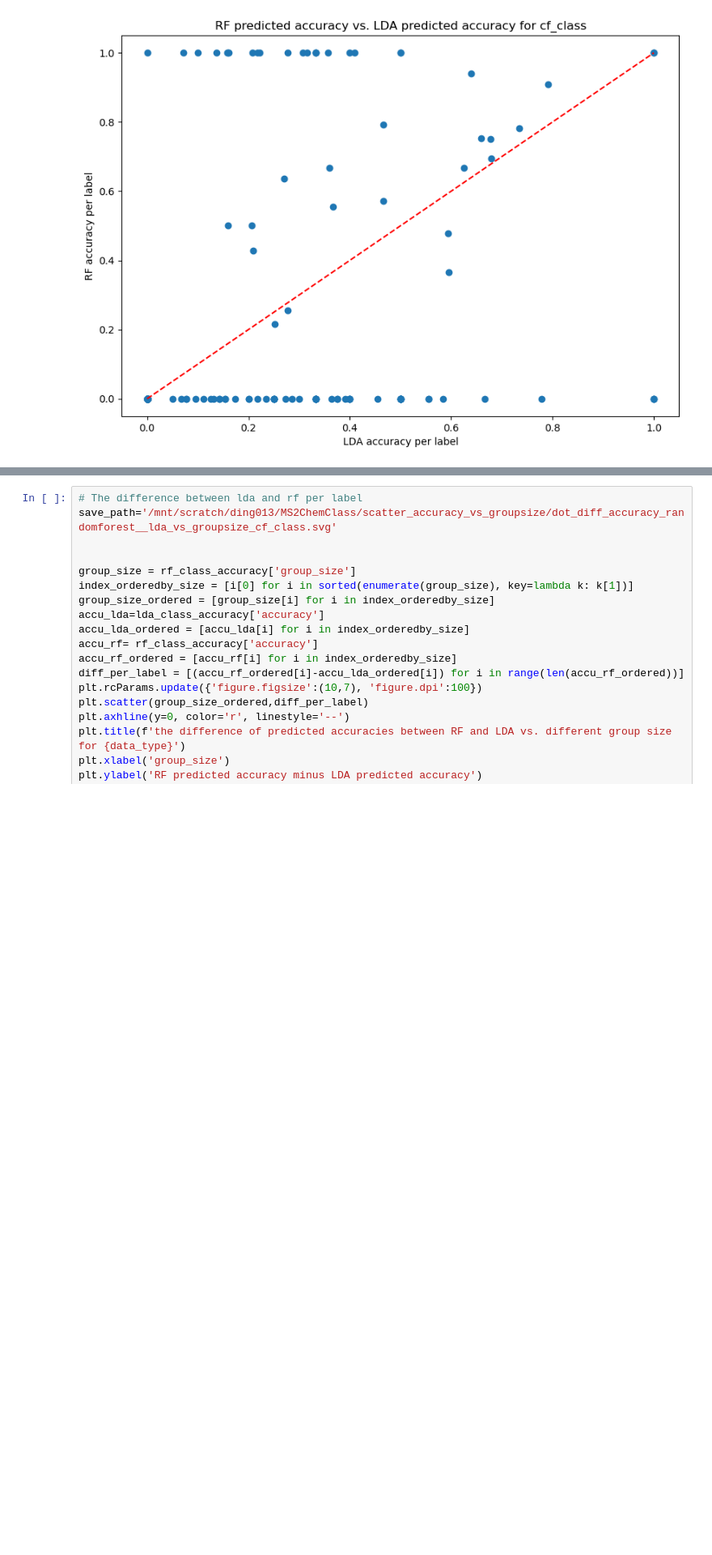
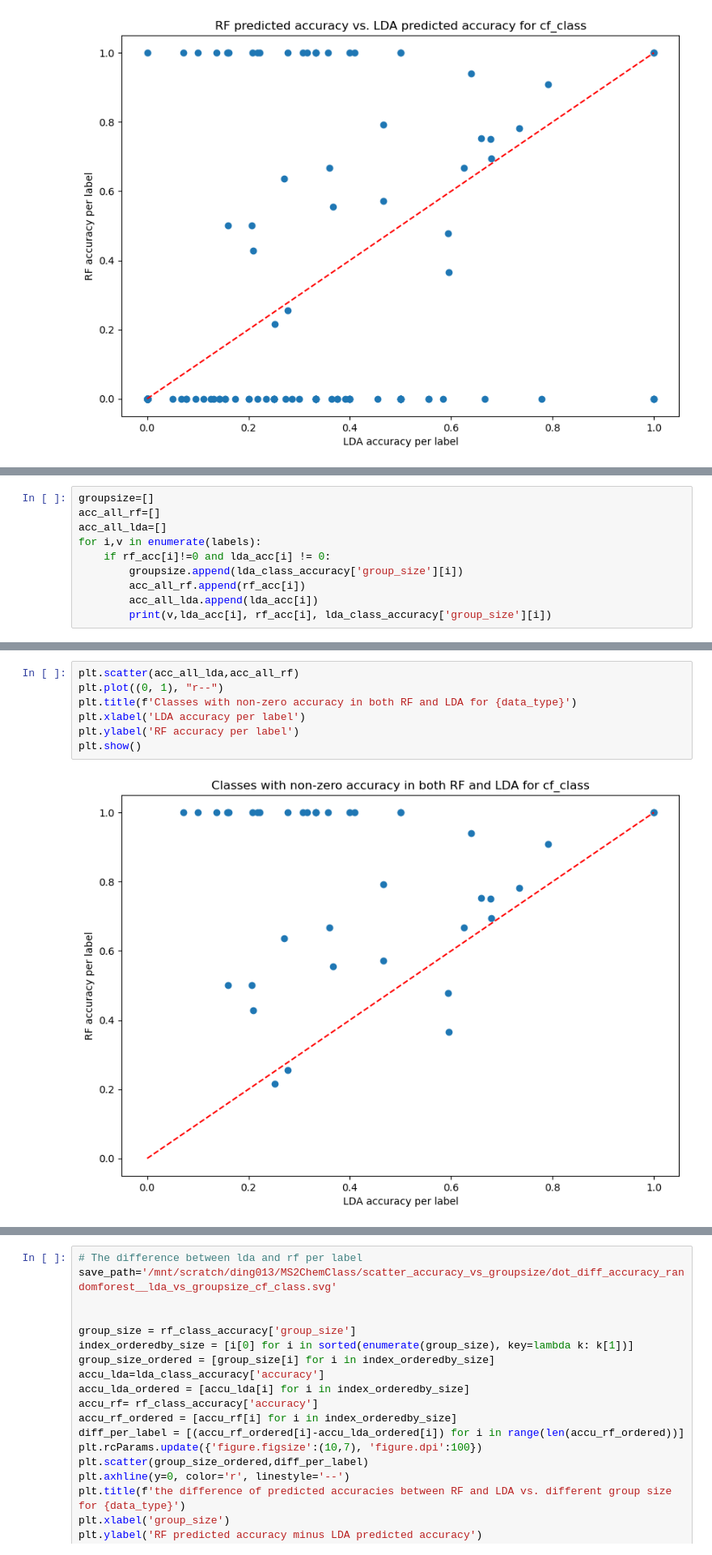
Before and after one commit to Yiyuan-Ding/MS2ChemClass, a Jupyter notebook: accuracy_comparision_RF_LDA.ipynb, the cells around one changed output, grey strips where cells are left out. Shown at 81% size. Cells and saved outputs as stored; diff of their text form; blank space fills up the shorter version.

```diff
--- a/accuracy_comparision_RF_LDA.ipynb
+++ b/accuracy_comparision_RF_LDA.ipynb
@@ -33,0 +86,10 @@ plt.show()
+# %%
+groupsize=[]
+acc_all_rf=[]
+acc_all_lda=[]
+for i,v in enumerate(labels):
+    if rf_acc[i]!=0 and lda_acc[i] != 0:
+        groupsize.append(lda_class_accuracy['group_size'][i])
+        acc_all_rf.append(rf_acc[i])
+        acc_all_lda.append(lda_acc[i])
+        print(v,lda_acc[i], rf_acc[i], lda_class_accuracy['group_size'][i])
@@ -33,0 +114,9 @@ plt.show()
+# %%
+plt.scatter(acc_all_lda,acc_all_rf)
+plt.plot((0, 1), "r--")
+plt.title(f'Classes with non-zero accuracy in both RF and LDA for {data_type}')
+plt.xlabel('LDA accuracy per label')
+plt.ylabel('RF accuracy per label')
+plt.show()
+# %% [output]
+[figure, added]
```
Also changed, not shown: parts of 19 cells of this notebook, 6 other files.
